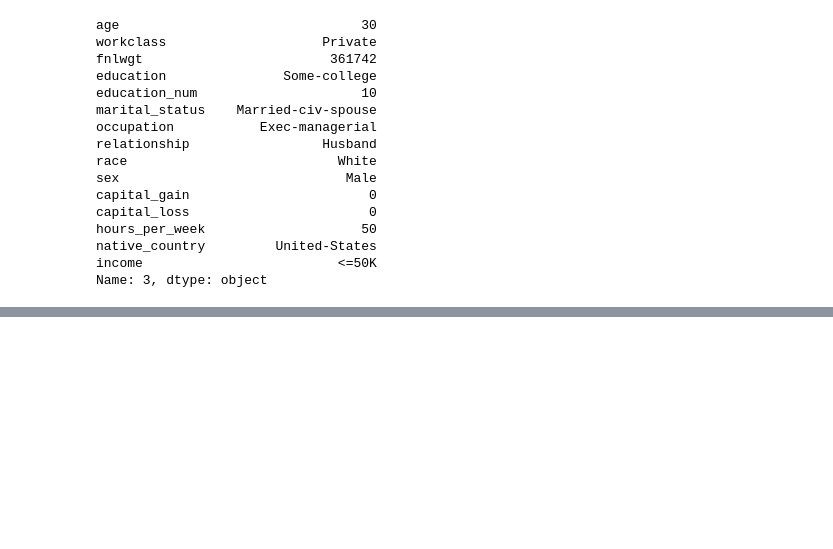
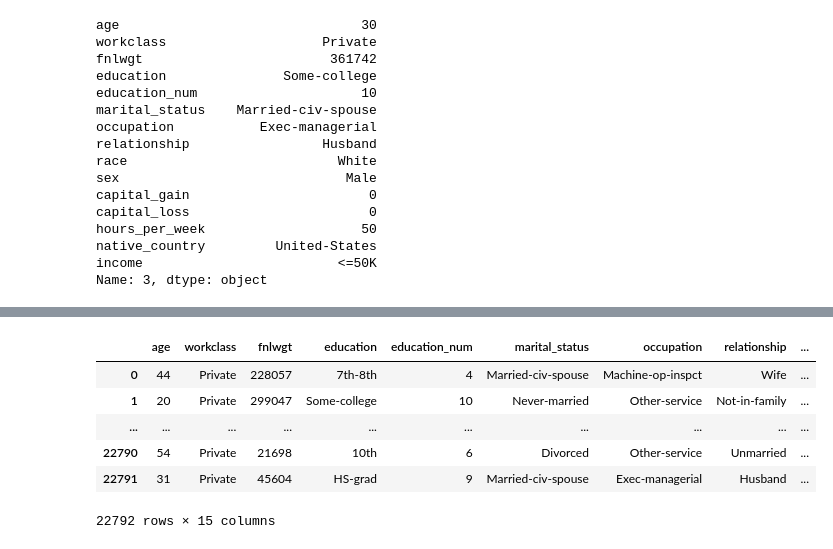
Before and after one commit to javadevelopr865/Colab-Notebooks, a Jupyter notebook: pandas.ipynb, the cells around one changed output, grey strips where cells are left out. Drawn from its saved outputs; the diff is of its cells as text; code cells hidden in the pictures; blank space fills up the shorter version.

```diff
--- a/pandas.ipynb
+++ b/pandas.ipynb
@@ -176,0 +207,14 @@ Name: 3, dtype: object
+# %%
+def f(row):
+    row.hours_per_week =row.hours_per_week - hpw_mean
+    return row
+
+dataset.apply(f, axis='columns')
+# %% [output]
+|  | age | workclass | fnlwgt | education | education_num | marital_status | occupation | relationship | ... |
+| 0 | 44 | Private | 228057 | 7th-8th | 4 | Married-civ-spouse | Machine-op-inspct | Wife | ... |
+| 1 | 20 | Private | 299047 | Some-college | 10 | Never-married | Other-service | Not-in-family | ... |
+| ... | ... | ... | ... | ... | ... | ... | ... | ... | ... |
+| 22790 | 54 | Private | 21698 | 10th | 6 | Divorced | Other-service | Unmarried | ... |
+| 22791 | 31 | Private | 45604 | HS-grad | 9 | Married-civ-spouse | Exec-managerial | Husband | ... |
+22792 rows × 15 columns
```
Also changed, not shown: parts of 6 cells of this notebook.
